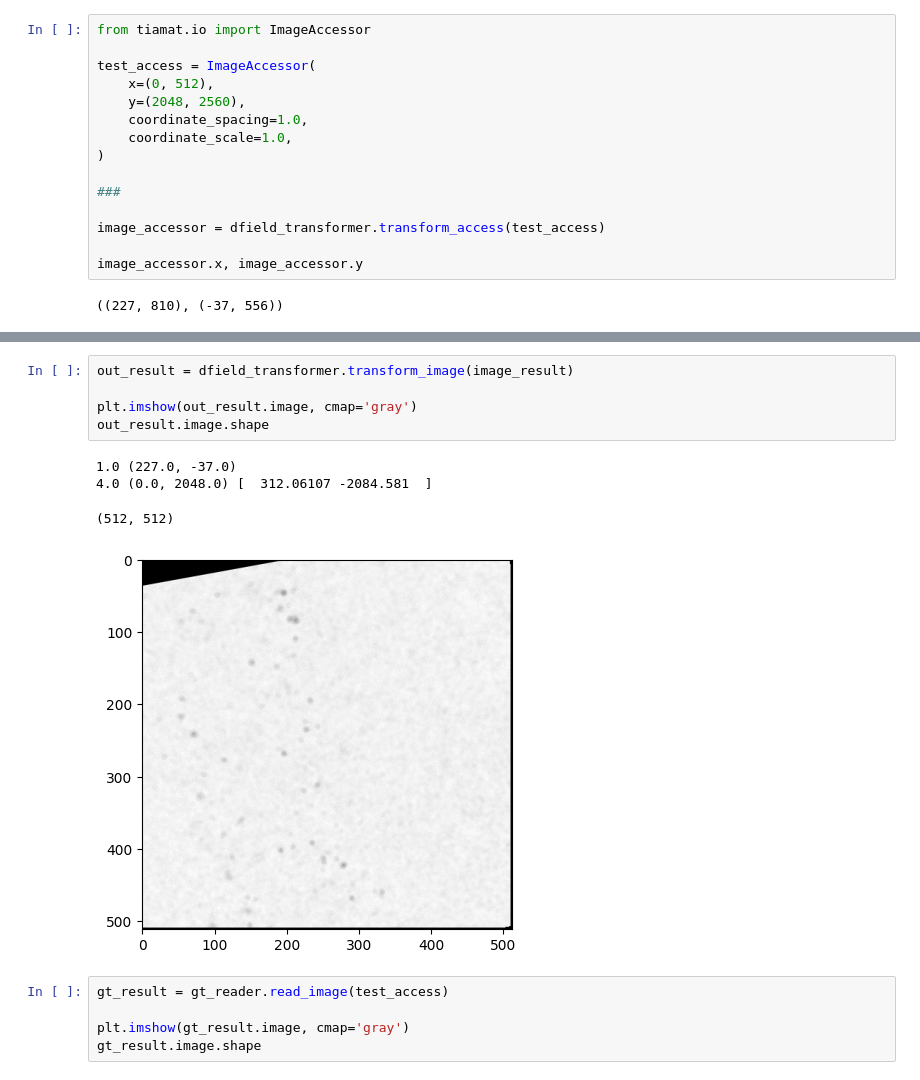
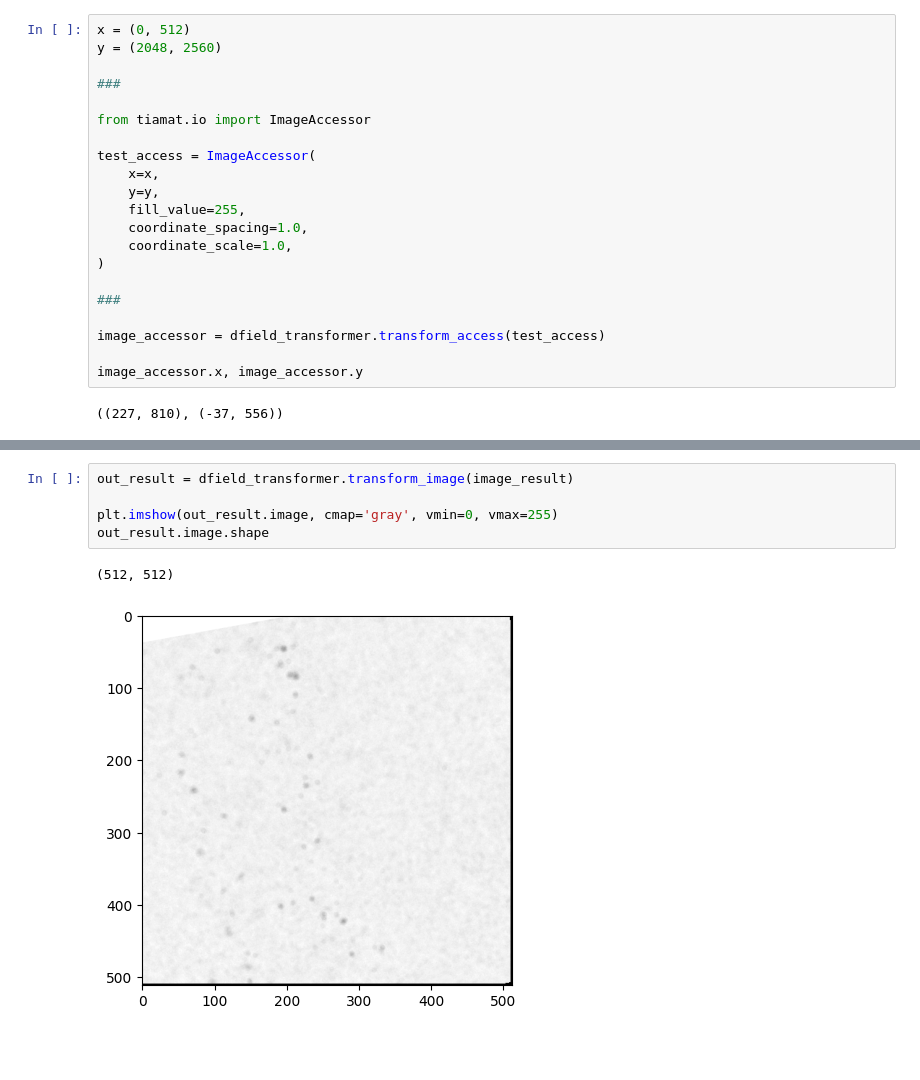
Before and after one commit to FZJ-INM1-BDA/tiamat, a Jupyter notebook: notebooks/dfield_transform.ipynb, the cells around one changed output, grey strips where cells are left out. Saved outputs shown, nothing was run; the diff lists cells and outputs as text; blank space fills up the shorter version.

```diff
--- a/notebooks/dfield_transform.ipynb
+++ b/notebooks/dfield_transform.ipynb
@@ -22,9 +27,15 @@ dfield_transformer = DeformationFieldTransformer(dfield_path, request_margin=0)
 # %%
+x = (0, 512)
+y = (2048, 2560)
+
+###
+
 from tiamat.io import ImageAccessor
 
 test_access = ImageAccessor(
-    x=(0, 512),
-    y=(2048, 2560),
+    x=x,
+    y=y,
+    fill_value=255,
     coordinate_spacing=1.0,
     coordinate_scale=1.0,
 )
@@ -45,15 +59,8 @@ image_result.image.shape
 # %%
 out_result = dfield_transformer.transform_image(image_result)
 
-plt.imshow(out_result.image, cmap='gray')
+plt.imshow(out_result.image, cmap='gray', vmin=0, vmax=255)
 out_result.image.shape
 # %% [output]
-1.0 (227.0, -37.0)
-4.0 (0.0, 2048.0) [  312.06107 -2084.581  ]
+(512, 512)
-(512, 512)
-[figure, old version]
+[figure, new version]
-# %%
-gt_result = gt_reader.read_image(test_access)
-
-plt.imshow(gt_result.image, cmap='gray')
-gt_result.image.shape
```
Also changed, not shown: parts of 3 cells of this notebook, 1 other file.
